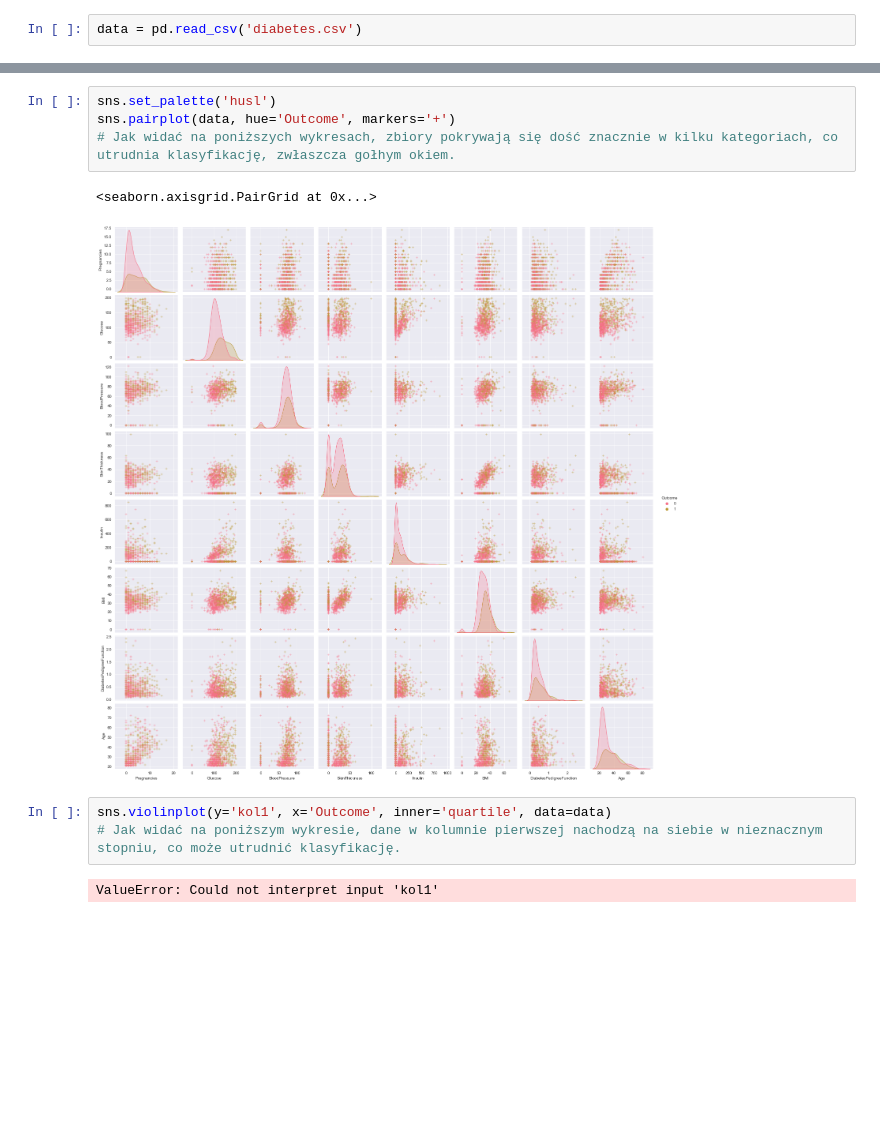
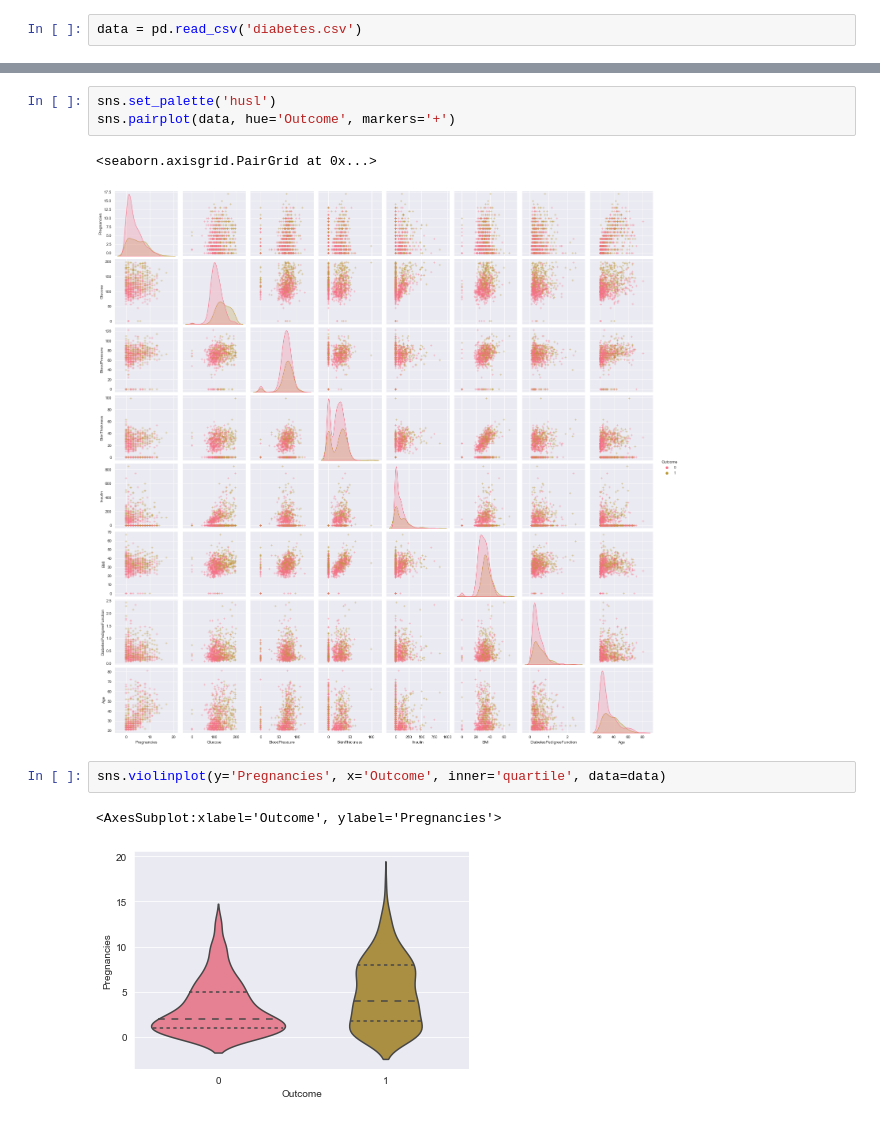
Before and after one commit to Domin8668/Projekt_SSI, a Jupyter notebook: Projekt.ipynb, the cells around one changed output, grey strips where cells are left out. Cells and saved outputs as stored; diff of their text form; blank space fills up the shorter version.

```diff
--- a/Projekt.ipynb
+++ b/Projekt.ipynb
@@ -22,13 +39,12 @@ data.describe()
 # %%
 sns.set_palette('husl')
 sns.pairplot(data, hue='Outcome', markers='+')
-# Jak widać na poniższych wykresach, zbiory pokrywają się dość znacznie w kilku kategoriach, co utrudnia klasyfikację, zwłaszcza gołhym okiem.
 # %% [output]
 <seaborn.axisgrid.PairGrid at 0x...>
 [figure]
 # %%
-sns.violinplot(y='kol1', x='Outcome', inner='quartile', data=data)
-# Jak widać na poniższym wykresie, dane w kolumnie pierwszej nachodzą na siebie w nieznacznym stopniu, co może utrudnić klasyfikację.
+sns.violinplot(y='Pregnancies', x='Outcome', inner='quartile', data=data)
 # %% [output]
-ValueError: Could not interpret input 'kol1'
+<AxesSubplot:xlabel='Outcome', ylabel='Pregnancies'>
+[figure, added]
 # %%
```
Also changed, not shown: parts of 25 cells of this notebook.
